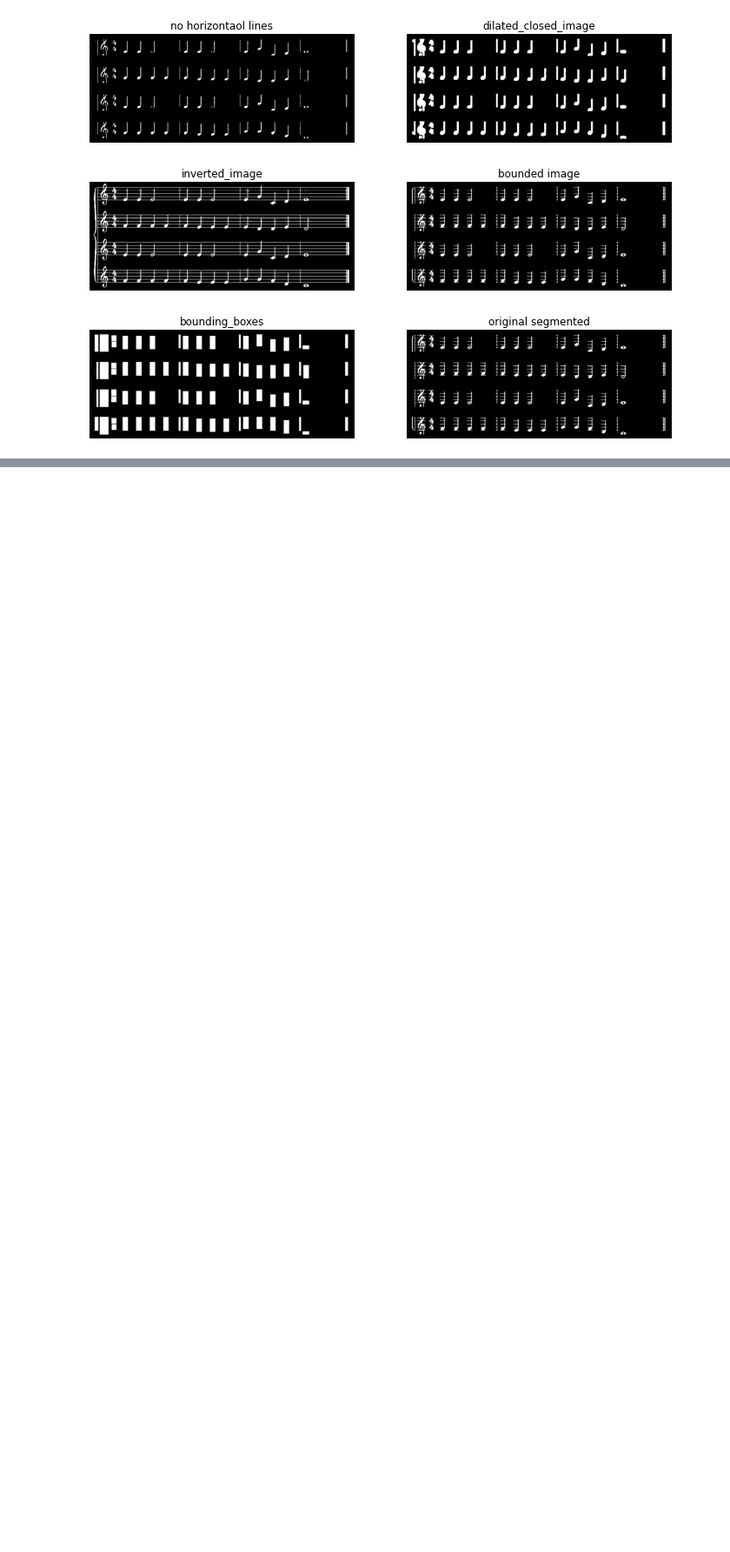
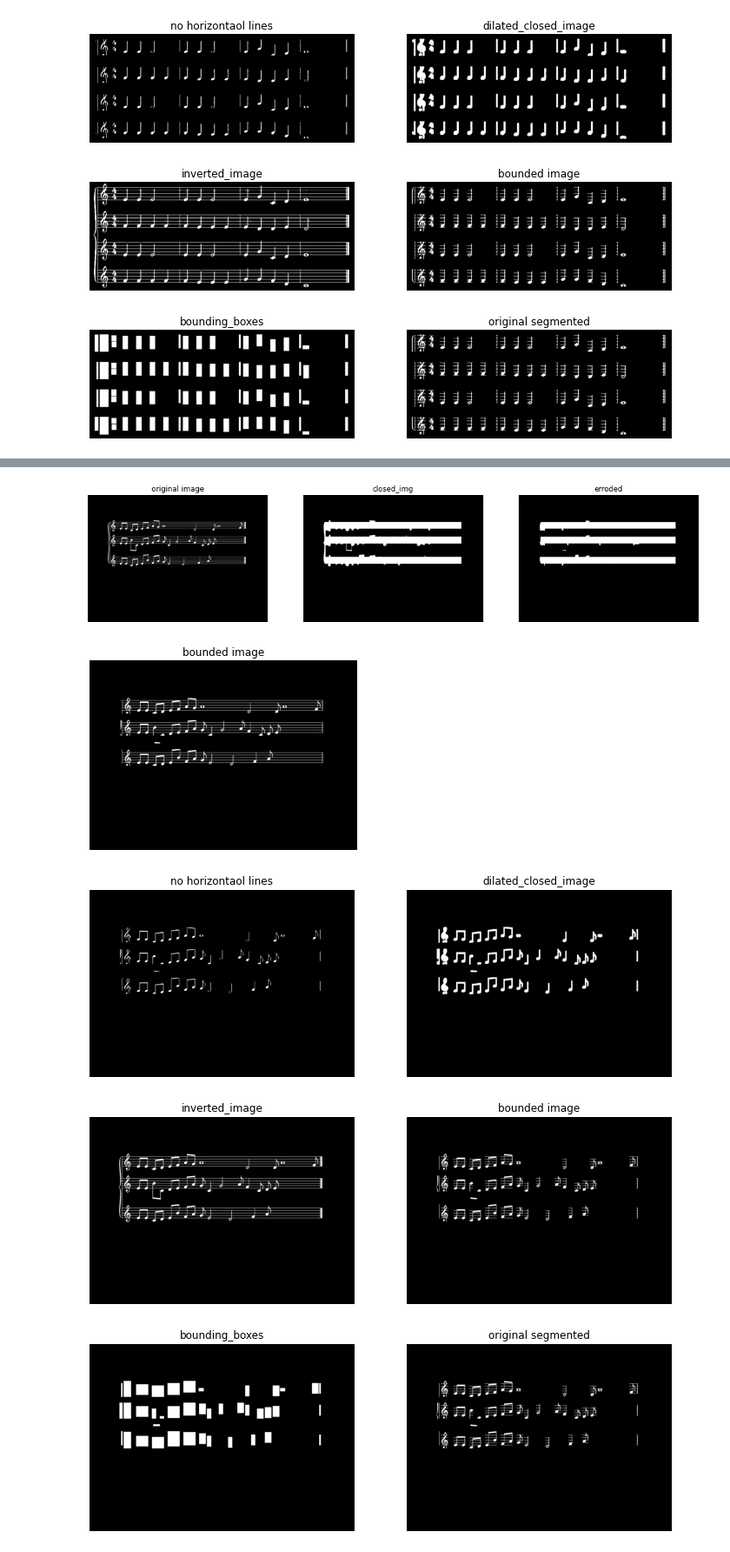
Before and after one commit to marait123/music-notes-reader, a Jupyter notebook: part1.ipynb, the cells around one changed output, grey strips where cells are left out. Shown: that part at 87% size. Drawn from its saved outputs; the diff is of its cells as text; code cells hidden in the pictures; blank space fills up the shorter version.

```diff
--- a/part1.ipynb
+++ b/part1.ipynb
@@ -119 +181,42 @@ draw_bounding_boxes(bounded_image,bounding_boxes)
+# %%
+# Work on 8 Notes
+
+original_image = io.imread('images/8_sheet_001.jpg')
+gray_image = rgb2gray(original_image)
+binary_image = binarize(gray_image)
+inverted_image = 255 - binary_image
+rows=20
+cols=25
+selem = rect(rows,cols)
+closed_img = binary_closing(inverted_image,selem=selem)
+
+selem = rect(3,20)
+erroded_img = binary_erosion(closed_img,selem=selem)
+show_images([inverted_image,closed_img,erroded_img],['original image','closed_img','erroded'])
+
+bounding_boxes = get_bounding_boxes(erroded_img,(4,4000))
+bounded_image = get_bounded_image(inverted_image, bounding_boxes)
+show_images([bounded_image],['bounded image'])
+
+rows=5
+cols=1
+selem = rect(rows,cols)
+no_horiz_line_image = binary_erosion(bounded_image,selem=selem)
+rows=10
+cols=10
+selem = rect(rows,cols)
+dilated_closed_image = binary_dilation(binary_closing(no_horiz_line_image,selem=selem),selem=selem)
+dilated_closed_image = binary_erosion(dilated_closed_image, rect(3,3))
+show_images([no_horiz_line_image,dilated_closed_image],['no horizontaol lines','dilated_closed_image'])
+
+bounding_boxes = get_bounding_boxes(dilated_closed_image,(0,4000))
+bounded_image = get_bounded_image(inverted_image, bounding_boxes)
+show_images([inverted_image,bounded_image],['inverted_image','bounded image'])
+draw_bounding_boxes(bounded_image,bounding_boxes)
+# %% [output]
+[figure, added]
+[figure, added]
+[figure, added]
+[figure, added]
+[figure, added]
 # %%
```
Also changed, not shown: parts of 7 cells of this notebook.
